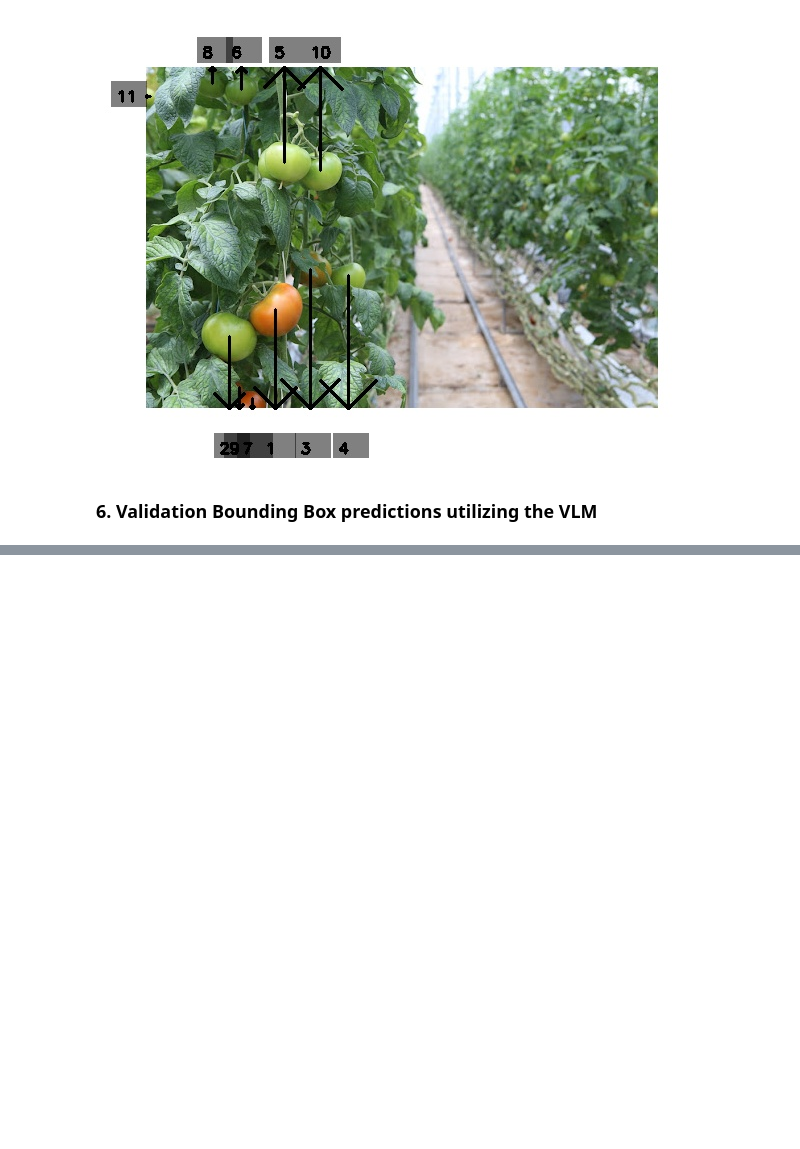
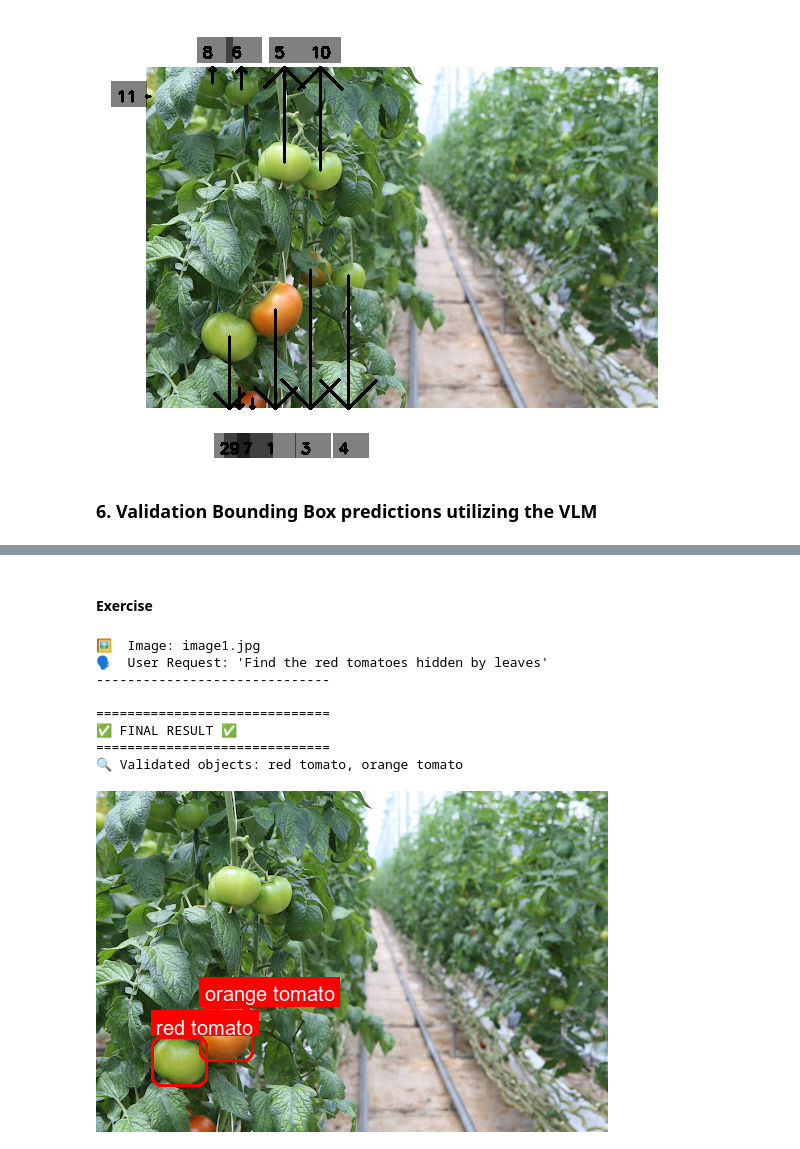
Before and after one commit to hjjjgoh/agentic-object-detection, a Jupyter notebook: notebook/practice.ipynb, the cells around one changed output, grey strips where cells are left out. Drawn from its saved outputs; the diff is of its cells as text; code cells hidden in the pictures; blank space fills up the shorter version.

```diff
--- a/notebook/practice.ipynb
+++ b/notebook/practice.ipynb
@@ -745,0 +931,46 @@ ObjectDetectionTool._validate_bboxes_with_llm = _validate_bboxes_with_llm
+# %% [markdown]
+#### Exercise
+# %%
+# === Full Agentic Detection Pipeline Example ===
+
+# 1. Define the image path and the complex user request in English
+image_path = r"C:\Users\KIST\agentic-object-detection\data\input\image1.jpg"
+user_request = "Find the red tomatoes hidden by leaves"
+
+print(f"🖼️  Image: {os.path.basename(image_path)}")
+print(f"🗣️  User Request: '{user_request}'")
+print("-" * 30)
+
+# 2. Execute the full pipeline using the _run method
+# We enable both critique and validation steps for the full agentic experience.
+final_image, result_text = detector._run(
+    image_path=image_path,
+    user_request=user_request,
+    do_critique=True
+)
+
+# 3. Display the final results
+print("\n" + "=" * 30)
+print("✅ FINAL RESULT ✅")
+print("=" * 30)
+
+if final_image:
+    print(result_text)
+    display(final_image)
+else:
+    # If the process returns no image, it means no valid objects were found.
+    print(result_text)
+    print("\nCould not find any objects matching the request after the full process.")
+    # Display the original image for context
+    print("Original Image:")
+    display(Image.open(image_path))
+# %% [output]
+🖼️  Image: image1.jpg
+🗣️  User Request: 'Find the red tomatoes hidden by leaves'
+------------------------------
+
+==============================
+✅ FINAL RESULT ✅
+==============================
+🔍 Validated objects: red tomato, orange tomato
+[figure, added]
```
Also changed, not shown: parts of 11 cells of this notebook.
